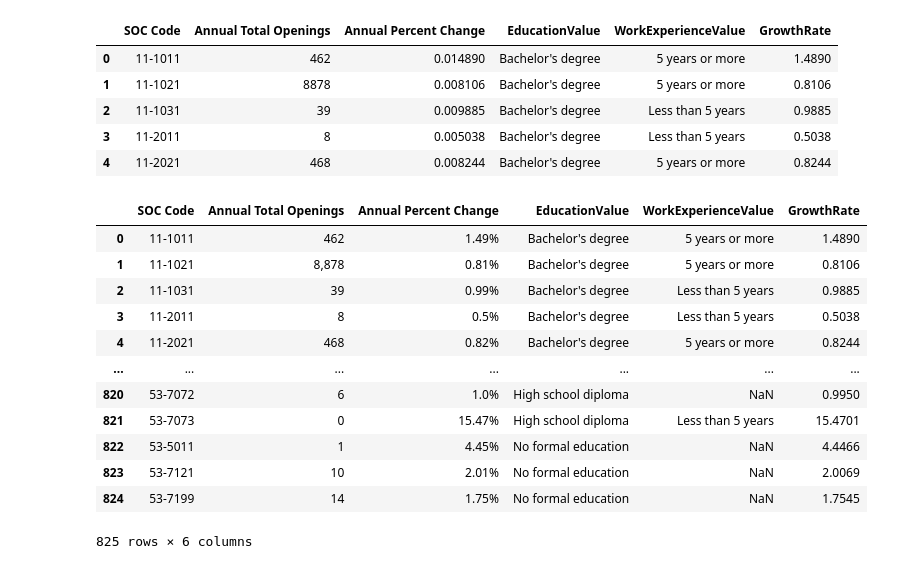
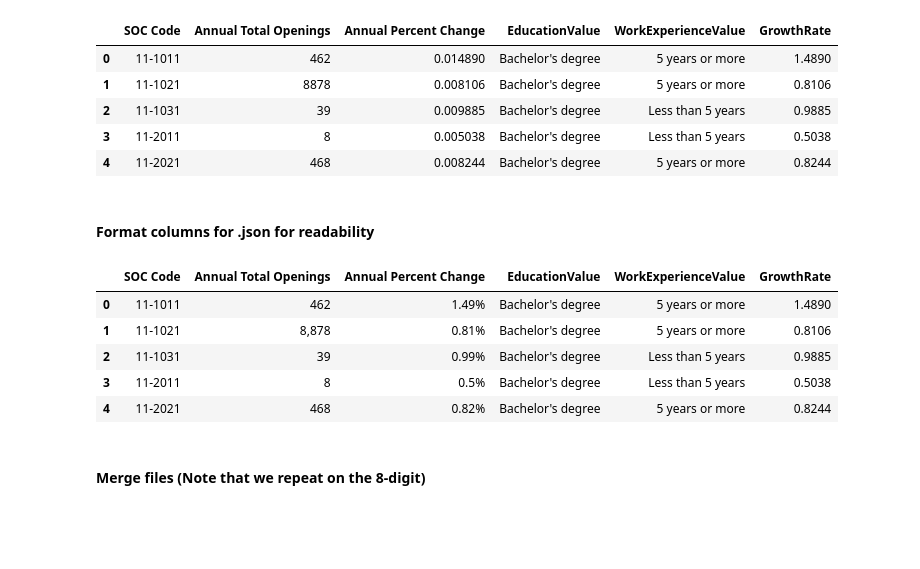
Before and after one commit to aipathways/aipathways.github.io, a Jupyter notebook: Materials/conversion.ipynb, the cells around one changed output. Saved outputs shown, nothing was run; the diff lists cells and outputs as text; code cells hidden in the pictures; blank space fills up the shorter version.

```diff
--- a/Materials/conversion.ipynb
+++ b/Materials/conversion.ipynb
@@ -31,4 +31,6 @@ lmi.head()
 | 2 | 11-1031 | 39 | 0.009885 | Bachelor's degree | Less than 5 years | 0.9885 |
 | 3 | 11-2011 | 8 | 0.005038 | Bachelor's degree | Less than 5 years | 0.5038 |
 | 4 | 11-2021 | 468 | 0.008244 | Bachelor's degree | 5 years or more | 0.8244 |
+# %% [markdown]
+#### Format columns for .json for readability
 # %%
@@ -53,19 +54,14 @@ lmi.loc[lmi['EducationValue'] == "Postsecondary non", 'EducationValue'] = "Posts
 lmi.loc[lmi['EducationValue'] == "Associate's degre", 'EducationValue'] = "Associate's degree"
 lmi.loc[lmi['EducationValue'] == "Some college, no", 'EducationValue'] = "Some college, no degree"
 # %%
-lmi
+lmi.head()
 # %% [output]
 |  | SOC Code | Annual Total Openings | Annual Percent Change | EducationValue | WorkExperienceValue | GrowthRate |
 | 0 | 11-1011 | 462 | 1.49% | Bachelor's degree | 5 years or more | 1.4890 |
 | 1 | 11-1021 | 8,878 | 0.81% | Bachelor's degree | 5 years or more | 0.8106 |
 | 2 | 11-1031 | 39 | 0.99% | Bachelor's degree | Less than 5 years | 0.9885 |
 | 3 | 11-2011 | 8 | 0.5% | Bachelor's degree | Less than 5 years | 0.5038 |
 | 4 | 11-2021 | 468 | 0.82% | Bachelor's degree | 5 years or more | 0.8244 |
-| ... | ... | ... | ... | ... | ... | ... |
-| 820 | 53-7072 | 6 | 1.0% | High school diploma | NaN | 0.9950 |
-| 821 | 53-7073 | 0 | 15.47% | High school diploma | Less than 5 years | 15.4701 |
-| 822 | 53-5011 | 1 | 4.45% | No formal education | NaN | 4.4466 |
-| 823 | 53-7121 | 10 | 2.01% | No formal education | NaN | 2.0069 |
-| 824 | 53-7199 | 14 | 1.75% | No formal education | NaN | 1.7545 |
-825 rows × 6 columns
+# %% [markdown]
+#### Merge files (Note that we repeat on the 8-digit)
 # %%
```
Also changed, not shown: parts of 5 cells of this notebook, 2 other files.
